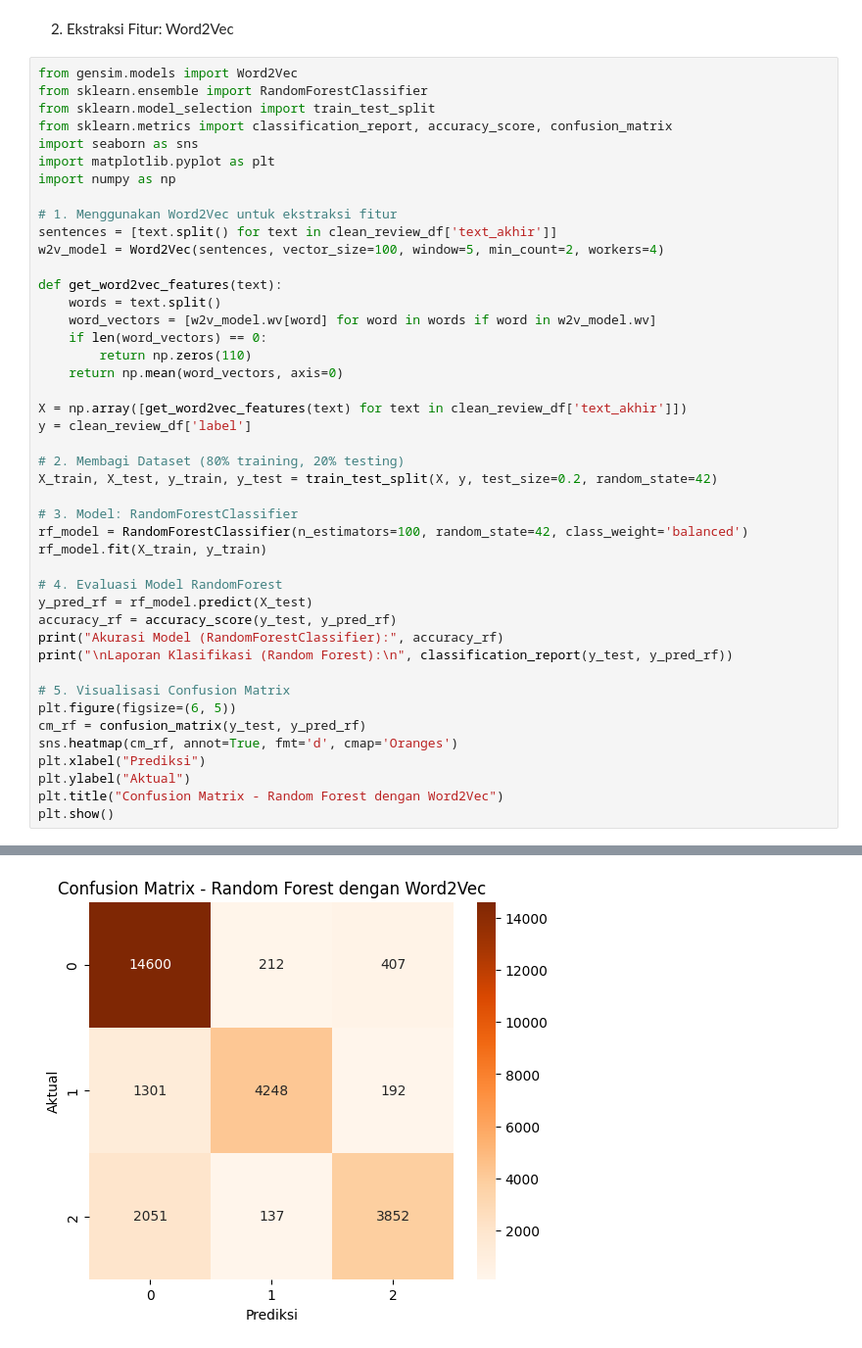
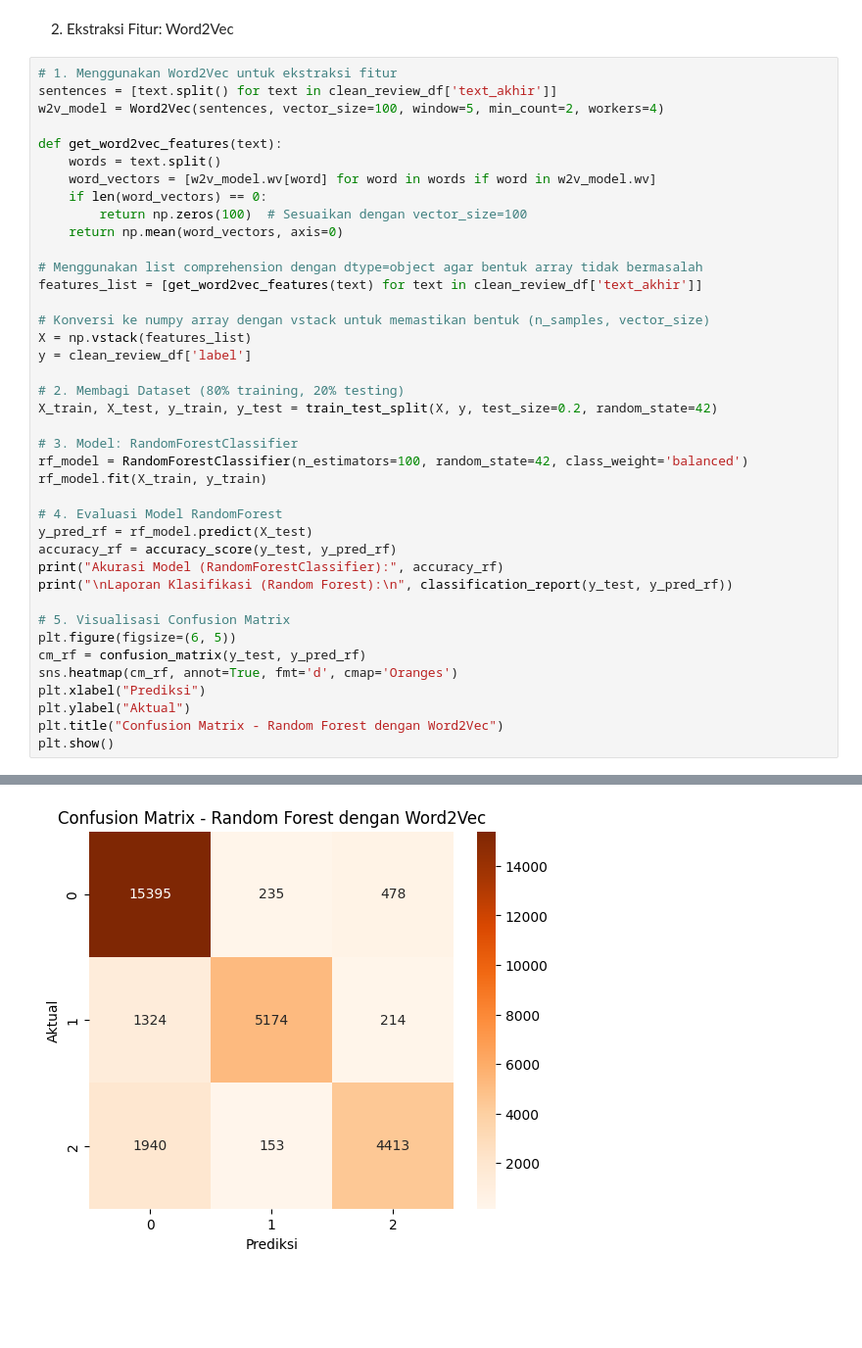
Before and after one commit to esnanta/data-analysis-sentiment-mypertamina, a Jupyter notebook: data_analysis_sentiment_mypertamina.ipynb, the cells around one changed output, grey strips where cells are left out. Shown at 98% size. Drawn from its saved outputs; the diff is of its cells as text; blank space fills up the shorter version.

```diff
--- a/data_analysis_sentiment_mypertamina.ipynb
+++ b/data_analysis_sentiment_mypertamina.ipynb
@@ -514,14 +514,6 @@ Menggunakan teknik balancing tambahan seperti SMOTE jika ingin meningkatkan reca
 # %% [markdown]
 2. Ekstraksi Fitur: Word2Vec
 # %%
-from gensim.models import Word2Vec
-from sklearn.ensemble import RandomForestClassifier
-from sklearn.model_selection import train_test_split
-from sklearn.metrics import classification_report, accuracy_score, confusion_matrix
-import seaborn as sns
-import matplotlib.pyplot as plt
-import numpy as np
-
 # 1. Menggunakan Word2Vec untuk ekstraksi fitur
 sentences = [text.split() for text in clean_review_df['text_akhir']]
 w2v_model = Word2Vec(sentences, vector_size=100, window=5, min_count=2, workers=4)
@@ -530,10 +522,14 @@ def get_word2vec_features(text):
     words = text.split()
     word_vectors = [w2v_model.wv[word] for word in words if word in w2v_model.wv]
     if len(word_vectors) == 0:
-        return np.zeros(110)
+        return np.zeros(100)  # Sesuaikan dengan vector_size=100
     return np.mean(word_vectors, axis=0)
 
-X = np.array([get_word2vec_features(text) for text in clean_review_df['text_akhir']])
+# Menggunakan list comprehension dengan dtype=object agar bentuk array tidak bermasalah
+features_list = [get_word2vec_features(text) for text in clean_review_df['text_akhir']]
+
+# Konversi ke numpy array dengan vstack untuk memastikan bentuk (n_samples, vector_size)
+X = np.vstack(features_list)
 y = clean_review_df['label']
 
 # 2. Membagi Dataset (80% training, 20% testing)
@@ -573 +569 @@ weighted avg       0.85      0.84      0.84     27000
-[figure, old version]
+[figure, new version]
```
Also changed, not shown: parts of 15 cells of this notebook, 7 other files.
